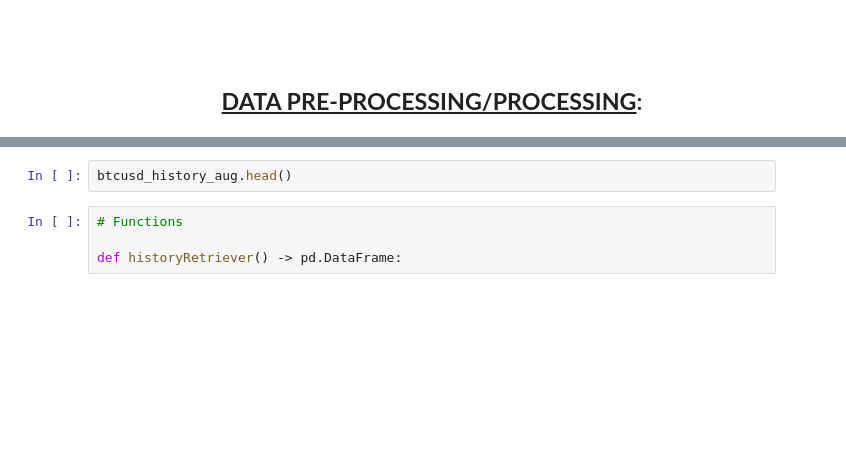
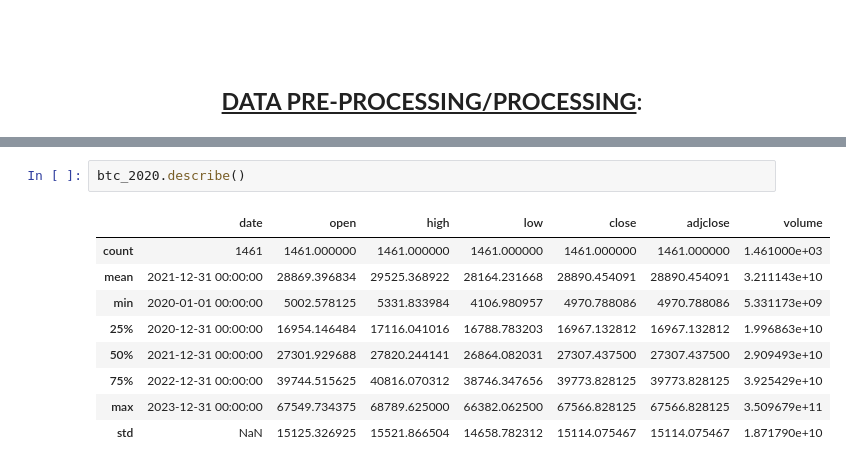
Before and after one commit to bigmikecreates/cfd_trading_strategies, a Jupyter notebook: src/sma.ipynb, the cells around one changed output, grey strips where cells are left out. Cells and saved outputs as stored; diff of their text form; blank space fills up the shorter version.

```diff
--- a/src/sma.ipynb
+++ b/src/sma.ipynb
@@ -85,6 +127,12 @@ btcusd_history_sep.head()
-# %%
-btcusd_history_aug.head()
-# %%
-# Functions
-
-def historyRetriever() -> pd.DataFrame:
+# %%
+btc_2020.describe()
+# %% [output]
+|  | date | open | high | low | close | adjclose | volume |
+| count | 1461 | 1461.000000 | 1461.000000 | 1461.000000 | 1461.000000 | 1461.000000 | 1.461000e+03 |
+| mean | 2021-12-31 00:00:00 | 28869.396834 | 29525.368922 | 28164.231668 | 28890.454091 | 28890.454091 | 3.211143e+10 |
+| min | 2020-01-01 00:00:00 | 5002.578125 | 5331.833984 | 4106.980957 | 4970.788086 | 4970.788086 | 5.331173e+09 |
+| 25% | 2020-12-31 00:00:00 | 16954.146484 | 17116.041016 | 16788.783203 | 16967.132812 | 16967.132812 | 1.996863e+10 |
+| 50% | 2021-12-31 00:00:00 | 27301.929688 | 27820.244141 | 26864.082031 | 27307.437500 | 27307.437500 | 2.909493e+10 |
+| 75% | 2022-12-31 00:00:00 | 39744.515625 | 40816.070312 | 38746.347656 | 39773.828125 | 39773.828125 | 3.925429e+10 |
+| max | 2023-12-31 00:00:00 | 67549.734375 | 68789.625000 | 66382.062500 | 67566.828125 | 67566.828125 | 3.509679e+11 |
+| std | NaN | 15125.326925 | 15521.866504 | 14658.782312 | 15114.075467 | 15114.075467 | 1.871790e+10 |
```
Also changed, not shown: parts of 14 cells of this notebook, 6 other files.
